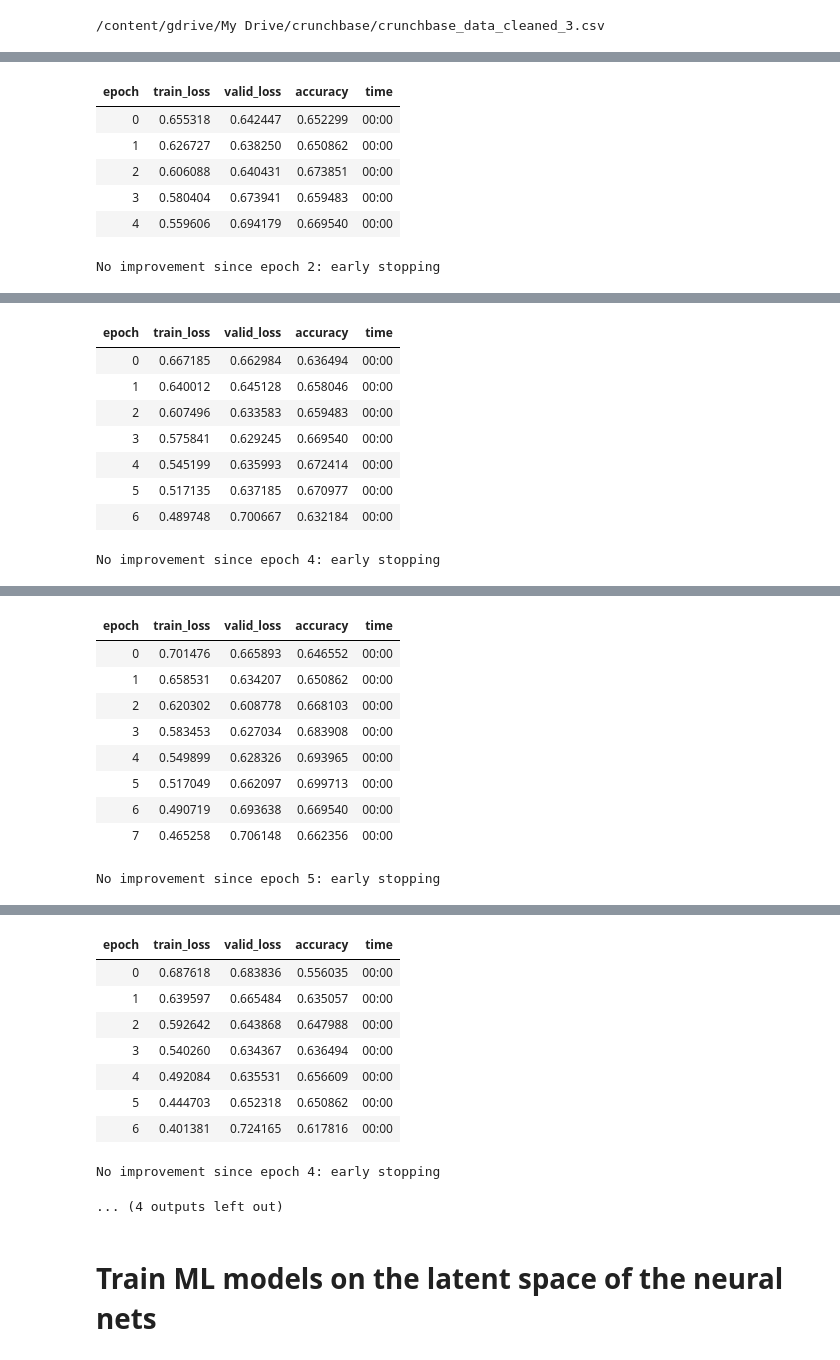
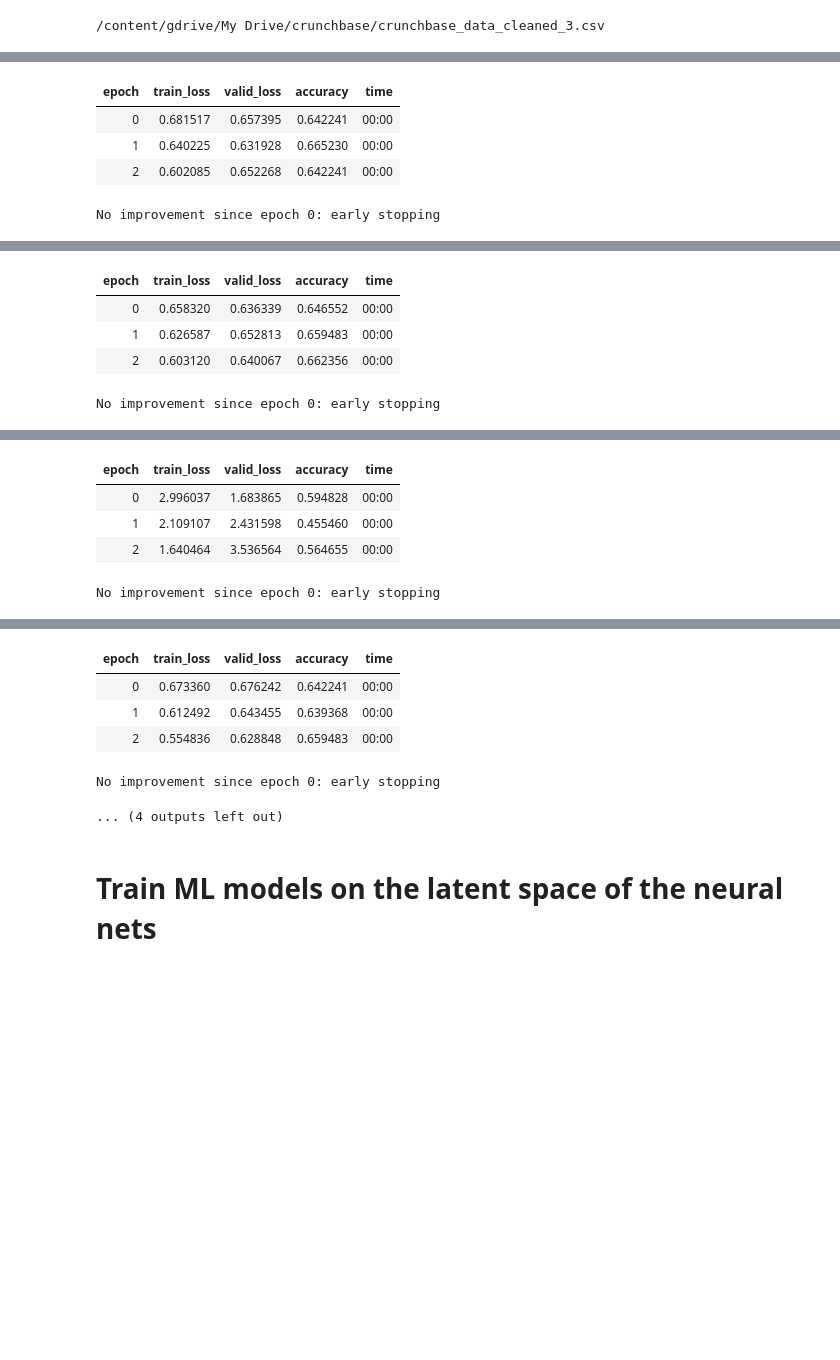
Before and after one commit to patrick-hanley/thought_experiments_original, a Jupyter notebook: 2021-02-05-fastai_crunchbase.ipynb, the cells around one changed output, grey strips where cells are left out. Cells and saved outputs as stored; diff of their text form; code cells hidden in the pictures; blank space fills up the shorter version.

```diff
--- a/2021-02-05-fastai_crunchbase.ipynb
+++ b/2021-02-05-fastai_crunchbase.ipynb
@@ -94,6 +94,7 @@ For example, the Random Forest model training on a fixed embedding size of 2, ra
 6.   Train ML model on the Ensemble
 7.   Select the most confident prediction
 # %%
+#@title
 #hide
 def random_seed(seed_value, use_cuda):
     np.random.seed(seed_value) # cpu vars
@@ -181,7 +182,7 @@ def nn_embeddings(emb_szs=None):
   lr_in, lr_steep = learn.lr_find(show_plot=True)
   #random_seed(seed, use_cuda=False )
   learn.fit_one_cycle(20, lr_steep, cbs=EarlyStoppingCallback(
-      monitor='accuracy', min_delta=0.001, patience=2))
+      monitor='accuracy', min_delta=0.1, patience=2))
 
   # after fitting, get embeddings to be used by ML
   embeded_xs = embed_features(learn, learn.dls.train.xs)
@@ -387,91 +354,58 @@ cont_nn, cat_nn = cont_cat_split(df, max_card=10, dep_var=dep_var)
 # %%
-models = [
-      #('rf', RandomForestClassifier()),
-      ('RandomForest', RandomForestClassifier(max_depth=200,
-                                              random_state=seed,
-                                              oob_score=True,
-                                              min_samples_split=30)),
-      #('xgb', XGBClassifier()),
-    ]
 
-#prepare data for neural net
+# prepare data for neural net
 procs_nn = [Categorify, FillMissing, Normalize]
 to_nn = TabularPandas(df, procs_nn, cat_nn, cont_nn,
                       splits=splits, y_names=dep_var)
 dls = to_nn.dataloaders(512)
+
 
 # override default embeddings
 
 # ebedding set to 1
 emb_szs={'city':1, 'market':1,'region':1,'founded_month':1,
          'founded_quarter':1,'state_code':1}
 _, embeded_xs_1, xs_valid_1 = nn_embeddings(emb_szs)
-# embed_1_df = run_exps(models, embeded_xs_1, y_train, xs_valid_1, y_test,
-#                       'embed_1',)
-
 
 # ebedding set to 2
 emb_szs={'city':2, 'market':2,'region':2,'founded_month':2,
          'founded_quarter':2,'state_code':2}
 _, embeded_xs_2, xs_valid_2 = nn_embeddings(emb_szs)
-# embed_2_df = run_exps(models, embeded_xs_2, y_train, xs_valid_2, y_test,
-#                       'embed_2')
-
 
 
 # ebedding set to 3
 emb_szs={'city':3, 'market':3,'region':3,'founded_month':3,
          'founded_quarter':3,'state_code':3}
 _, embeded_xs_3, xs_valid_3 = nn_embeddings(emb_szs)
-# embed_3_df = run_exps(models, embeded_xs_3, y_train, xs_valid_3, y_test,
-#                       'embed_3')
-
 
 
 # default embedding based on cardinality of data
 _, embeded_xs_default, xs_valid_default = nn_embeddings(None)
-# embed_default_df = run_exps(models, embeded_xs_default, y_train,
-#                             xs_valid_default, y_test, 'default_embedding')
 # %% [output]
 [interactive output not drawn]
 | epoch | train_loss | valid_loss | accuracy | time |
-| 0 | 0.655318 | 0.642447 | 0.652299 | 00:00 |
-| 1 | 0.626727 | 0.638250 | 0.650862 | 00:00 |
-| 2 | 0.606088 | 0.640431 | 0.673851 | 00:00 |
-| 3 | 0.580404 | 0.673941 | 0.659483 | 00:00 |
-| 4 | 0.559606 | 0.694179 | 0.669540 | 00:00 |
+| 0 | 0.681517 | 0.657395 | 0.642241 | 00:00 |
+| 1 | 0.640225 | 0.631928 | 0.665230 | 00:00 |
+| 2 | 0.602085 | 0.652268 | 0.642241 | 00:00 |
-No improvement since epoch 2: early stopping
+No improvement since epoch 0: early stopping
 [interactive output not drawn]
 | epoch | train_loss | valid_loss | accuracy | time |
-| 0 | 0.667185 | 0.662984 | 0.636494 | 00:00 |
-| 1 | 0.640012 | 0.645128 | 0.658046 | 00:00 |
-| 2 | 0.607496 | 0.633583 | 0.659483 | 00:00 |
-| 3 | 0.575841 | 0.629245 | 0.669540 | 00:00 |
-| 4 | 0.545199 | 0.635993 | 0.672414 | 00:00 |
-| 5 | 0.517135 | 0.637185 | 0.670977 | 00:00 |
-| 6 | 0.489748 | 0.700667 | 0.632184 | 00:00 |
+| 0 | 0.658320 | 0.636339 | 0.646552 | 00:00 |
+| 1 | 0.626587 | 0.652813 | 0.659483 | 00:00 |
+| 2 | 0.603120 | 0.640067 | 0.662356 | 00:00 |
-No improvement since epoch 4: early stopping
+No improvement since epoch 0: early stopping
 [interactive output not drawn]
 | epoch | train_loss | valid_loss | accuracy | time |
-| 0 | 0.701476 | 0.665893 | 0.646552 | 00:00 |
-| 1 | 0.658531 | 0.634207 | 0.650862 | 00:00 |
-| 2 | 0.620302 | 0.608778 | 0.668103 | 00:00 |
-| 3 | 0.583453 | 0.627034 | 0.683908 | 00:00 |
-| 4 | 0.549899 | 0.628326 | 0.693965 | 00:00 |
-| 5 | 0.517049 | 0.662097 | 0.699713 | 00:00 |
-| 6 | 0.490719 | 0.693638 | 0.669540 | 00:00 |
-| 7 | 0.465258 | 0.706148 | 0.662356 | 00:00 |
+| 0 | 2.996037 | 1.683865 | 0.594828 | 00:00 |
+| 1 | 2.109107 | 2.431598 | 0.455460 | 00:00 |
+| 2 | 1.640464 | 3.536564 | 0.564655 | 00:00 |
-No improvement since epoch 5: early stopping
+No improvement since epoch 0: early stopping
 [interactive output not drawn]
 | epoch | train_loss | valid_loss | accuracy | time |
-| 0 | 0.687618 | 0.683836 | 0.556035 | 00:00 |
-| 1 | 0.639597 | 0.665484 | 0.635057 | 00:00 |
-| 2 | 0.592642 | 0.643868 | 0.647988 | 00:00 |
-| 3 | 0.540260 | 0.634367 | 0.636494 | 00:00 |
-| 4 | 0.492084 | 0.635531 | 0.656609 | 00:00 |
-| 5 | 0.444703 | 0.652318 | 0.650862 | 00:00 |
-| 6 | 0.401381 | 0.724165 | 0.617816 | 00:00 |
+| 0 | 0.673360 | 0.676242 | 0.642241 | 00:00 |
+| 1 | 0.612492 | 0.643455 | 0.639368 | 00:00 |
+| 2 | 0.554836 | 0.628848 | 0.659483 | 00:00 |
-No improvement since epoch 4: early stopping
+No improvement since epoch 0: early stopping
 ... (4 outputs left out)
 # %% [markdown]
 # Train ML models on the latent space of the neural nets
```
Also changed, not shown: parts of 11 cells of this notebook.
